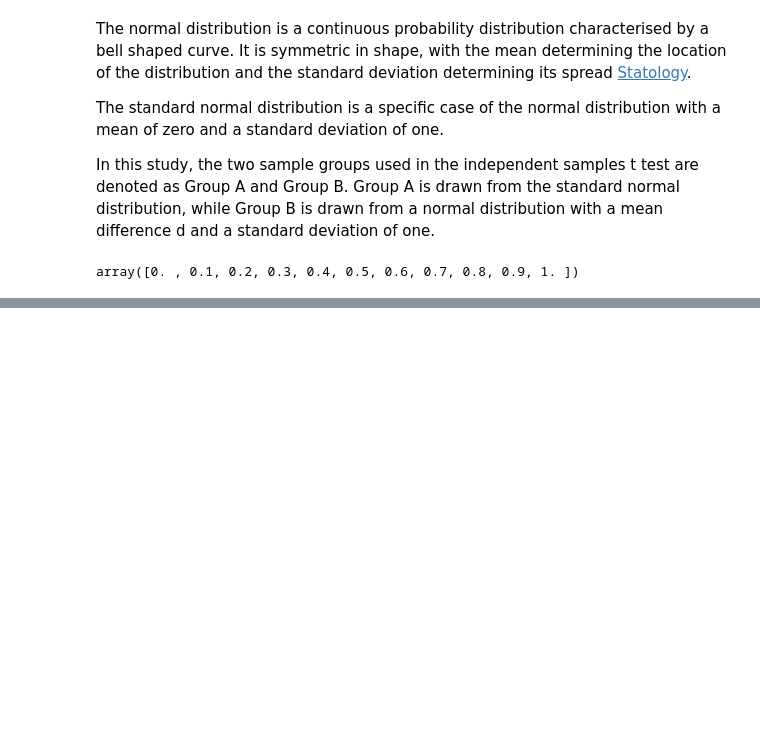
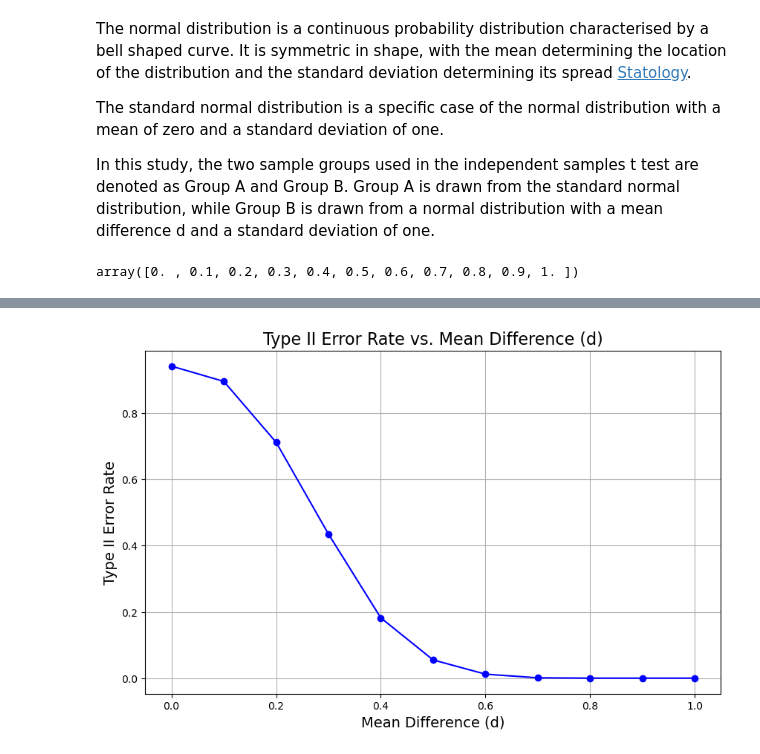
Before and after one commit to Gtalen/applied-statistics, a Jupyter notebook: problems.ipynb, the cells around one changed output, grey strips where cells are left out. Drawn from its saved outputs; the diff is of its cells as text; code cells hidden in the pictures; blank space fills up the shorter version.

```diff
--- a/problems.ipynb
+++ b/problems.ipynb
@@ -539,3 +539,14 @@ d = 0.7, Type II error rate = 0.001
 d = 0.8, Type II error rate = 0.000
 d = 0.9, Type II error rate = 0.000
 d = 1.0, Type II error rate = 0.000
+# %%
+# plotting the type 2 error rates
+fig, ax = plt.subplots(figsize=(10, 6))
+ax.plot(ds, type_ii_error_rates, marker='o', linestyle='-', color='blue')
+ax.set_title('Type II Error Rate vs. Mean Difference (d)', fontsize=16)
+ax.set_xlabel('Mean Difference (d)', fontsize=14)
+ax.set_ylabel('Type II Error Rate', fontsize=14)
+ax.grid(True)
+plt.show()
+# %% [output]
+[figure, added]
```
Also changed, not shown: parts of 20 cells of this notebook.
